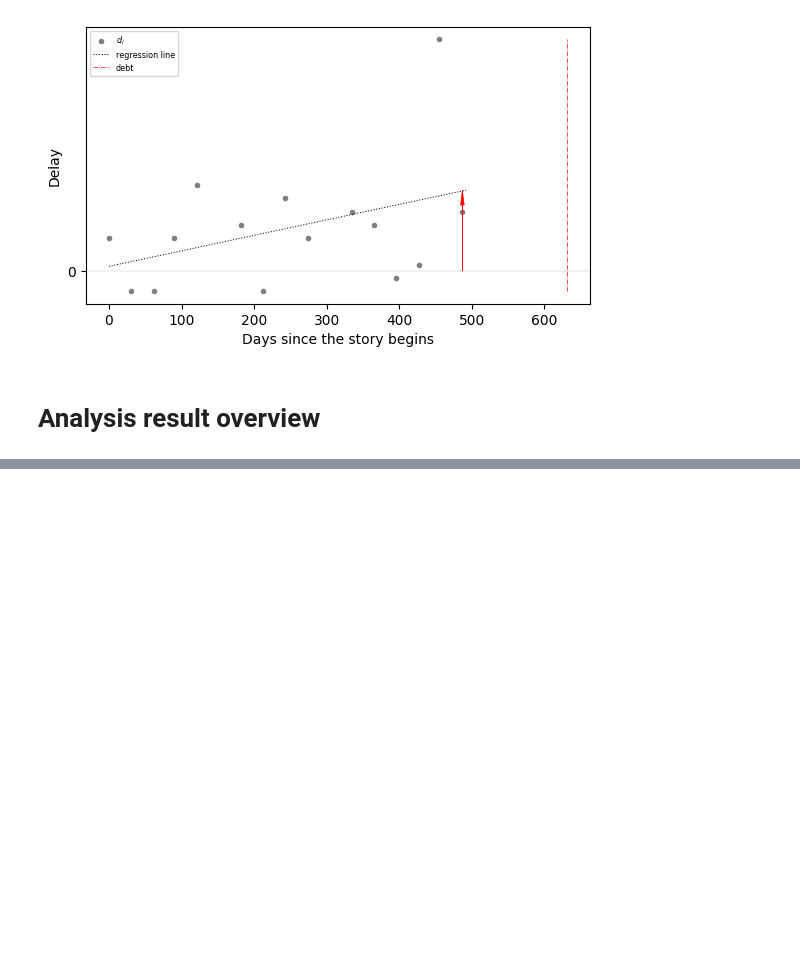
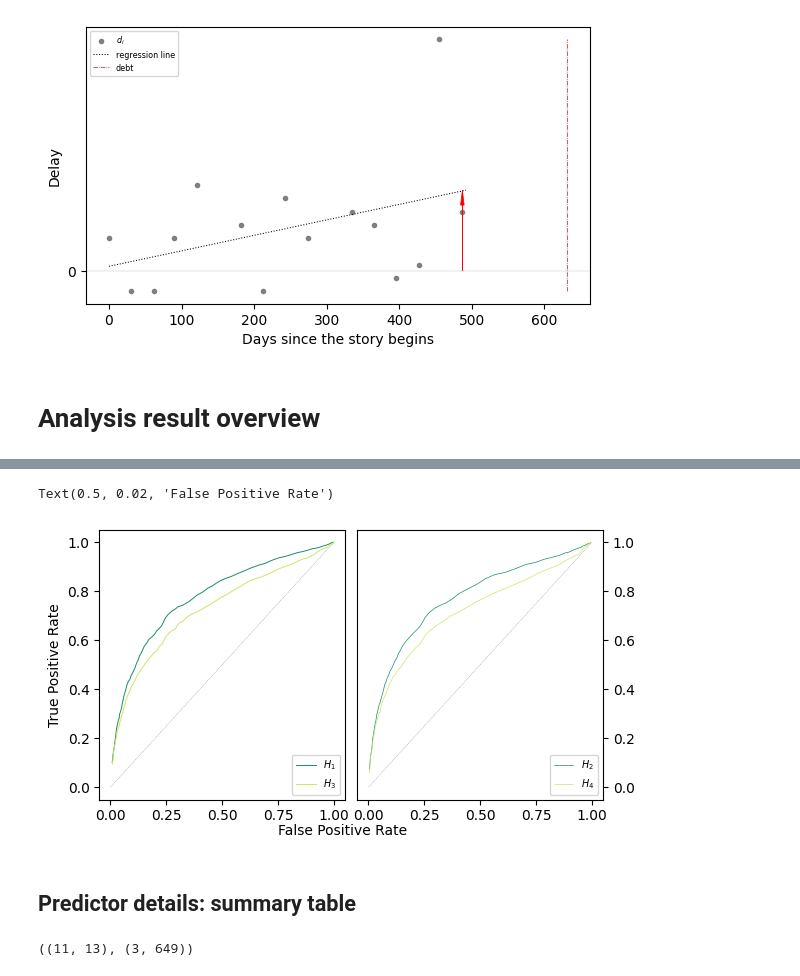
Before and after one commit to konradgrodek/ADDS_PayDelay, a Jupyter notebook: 20_data_overview/200_data_overview.ipynb, the cells around one changed output, grey strips where cells are left out. Drawn from its saved outputs; the diff is of its cells as text; code cells hidden in the pictures; blank space fills up the shorter version.

```diff
--- a/20_data_overview/200_data_overview.ipynb
+++ b/20_data_overview/200_data_overview.ipynb
@@ -630,0 +822,24 @@ report[[
+# %%
+fig, axs = plt.subplots(1, 2, figsize=(6.5, 3.5), gridspec_kw={"wspace": 0.05})
+
+axs[0].plot([0, 1], [0, 1], lw=0.25, color='gray', linestyle='--')
+axs[1].plot([0, 1], [0, 1], lw=0.25, color='gray', linestyle='--')
+colormap = mpl.colormaps['summer']
+
+axs[0].plot(roc_h1[FPR], roc_h1[TPR], lw=0.7, color=colormap(0.1), label='$H_1$')
+axs[0].plot(roc_h3[FPR], roc_h3[TPR], lw=0.7, color=colormap(0.8), label='$H_3$')
+axs[1].plot(roc_h2[FPR], roc_h2[TPR], lw=0.5, color=colormap(0.1), label='$H_2$')
+axs[1].plot(roc_h4[FPR], roc_h4[TPR], lw=0.5, color=colormap(0.8), label='$H_4$')
+
+axs[0].set_ylabel(TPR)
+axs[1].yaxis.tick_right()
+
+axs[0].legend(fontsize='x-small', loc='lower right')
+axs[1].legend(fontsize='x-small', loc='lower right')
+
+fig.text(0.5, 0.02, FPR, ha='center', va='center')
+# %% [output]
+Text(0.5, 0.02, 'False Positive Rate')
+[figure, added]
+# %% [markdown]
+## Predictor details: summary table
@@ -630,0 +867,4 @@ report[[
+# %%
+cm
+# %% [output]
+((11, 13), (3, 649))
```
Also changed, not shown: parts of 21 cells of this notebook, 22 other files.
